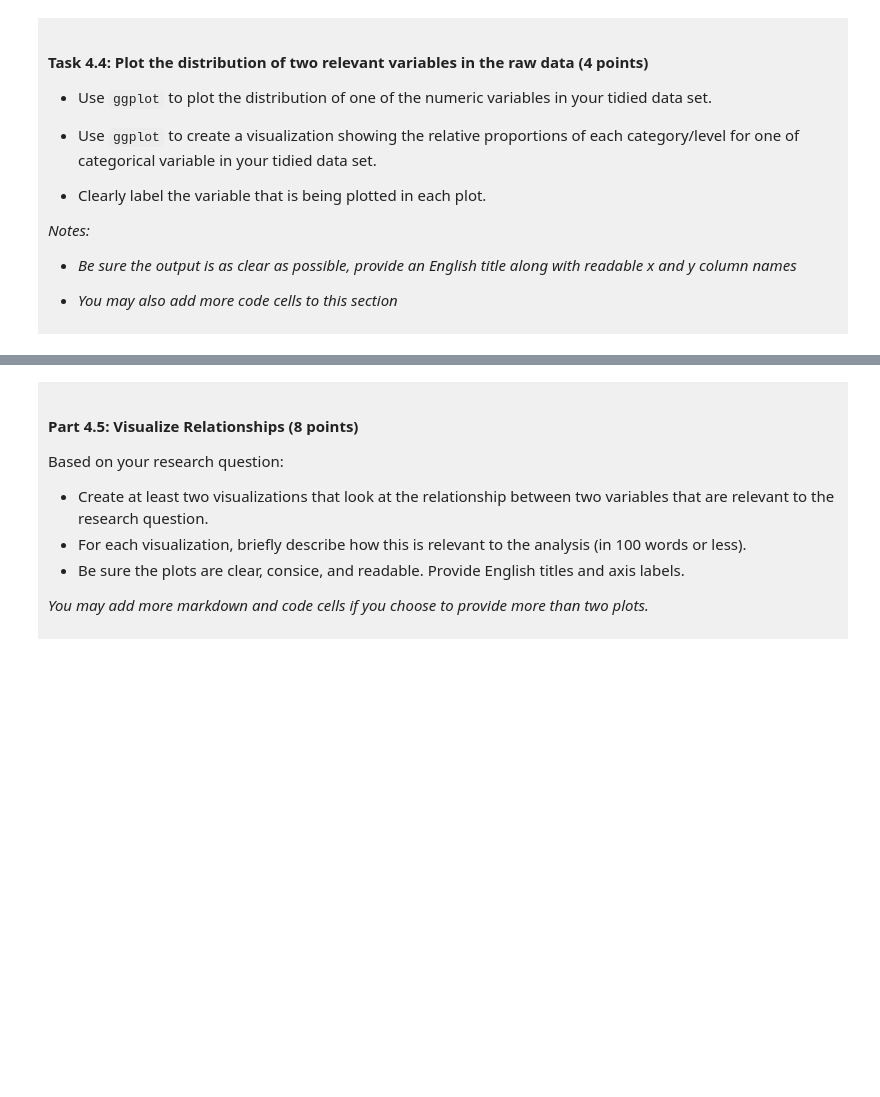
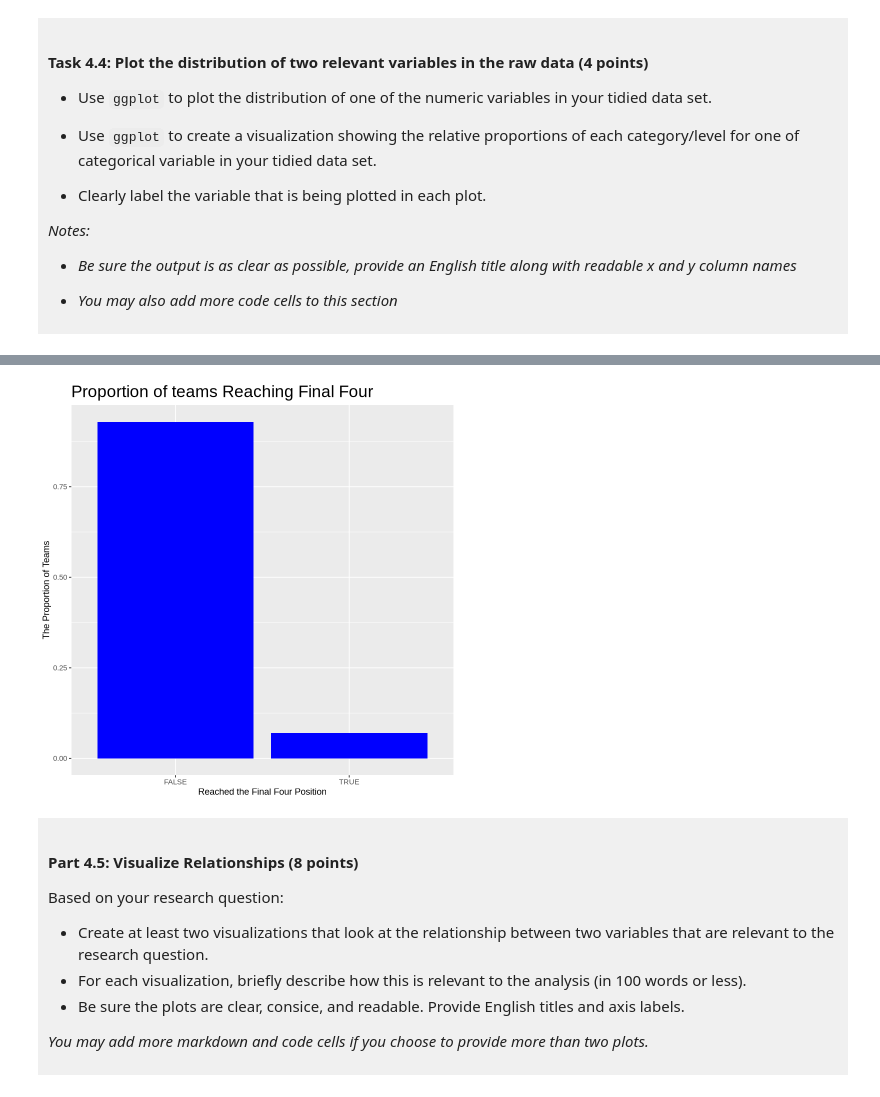
Before and after one commit to hudmun0629/dsci-100-project-Hudson-Munro, a Jupyter notebook: dsci-100-project-notebook.ipynb, the cells around one changed output, grey strips where cells are left out. Drawn from its saved outputs; the diff is of its cells as text; code cells hidden in the pictures; blank space fills up the shorter version.

```diff
--- a/dsci-100-project-notebook.ipynb
+++ b/dsci-100-project-notebook.ipynb
@@ -342,5 +349,11 @@ A tibble: 2 × 2
 # %%
-### EDIT THIS CODE CELL FOR PLOT 2 ###
+basketball_plot_2 <- ggplot(basketball_tidy, aes(x = final_four))+
+geom_bar(aes(y = after_stat(count/ sum(count))), fill = "blue")+
+labs(title = "Proportion of teams Reaching Final Four", x = "Reached the Final Four Position", y = "The Proportion of Teams")+
+theme(plot.title = element_text(size = 20))
+basketball_plot_2
+# %% [output]
+[figure, added]
 # %% [markdown]
 <div style="background-color: #f0f0f0; padding: 10px;">
 
```
Also changed, not shown: parts of 7 cells of this notebook.
